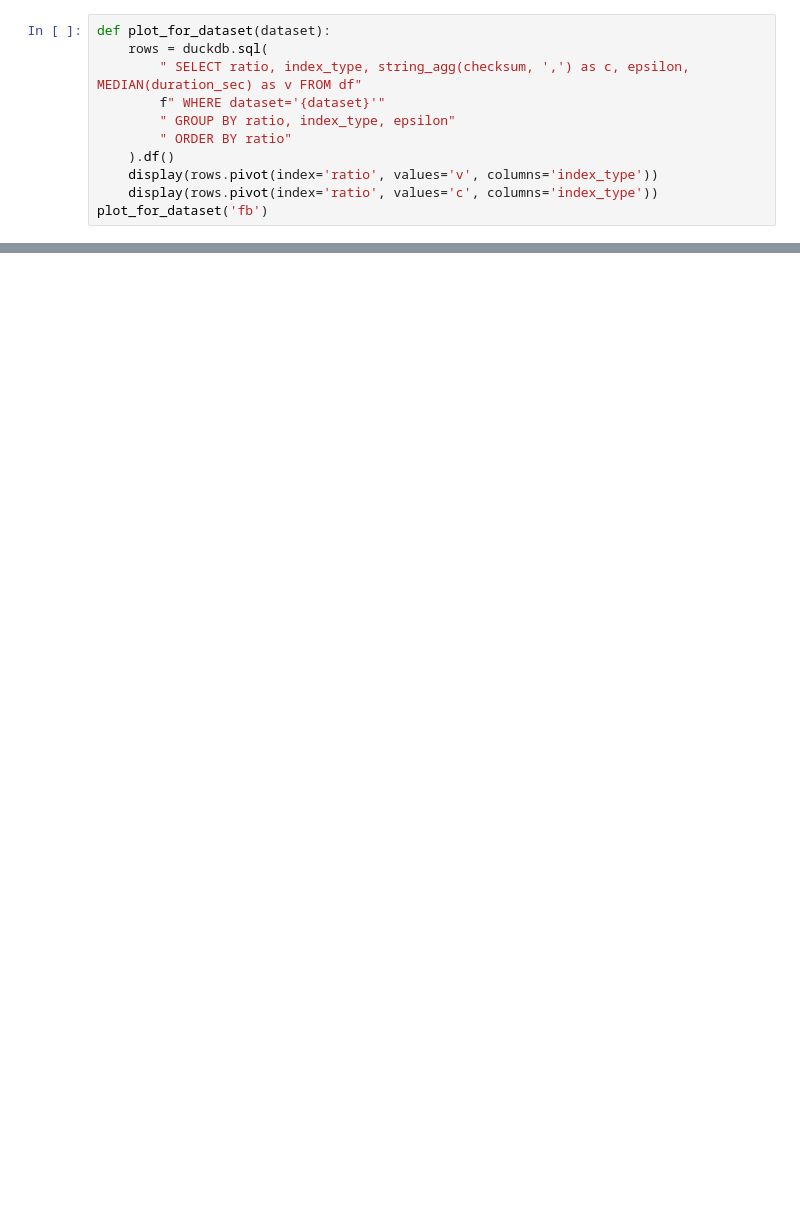
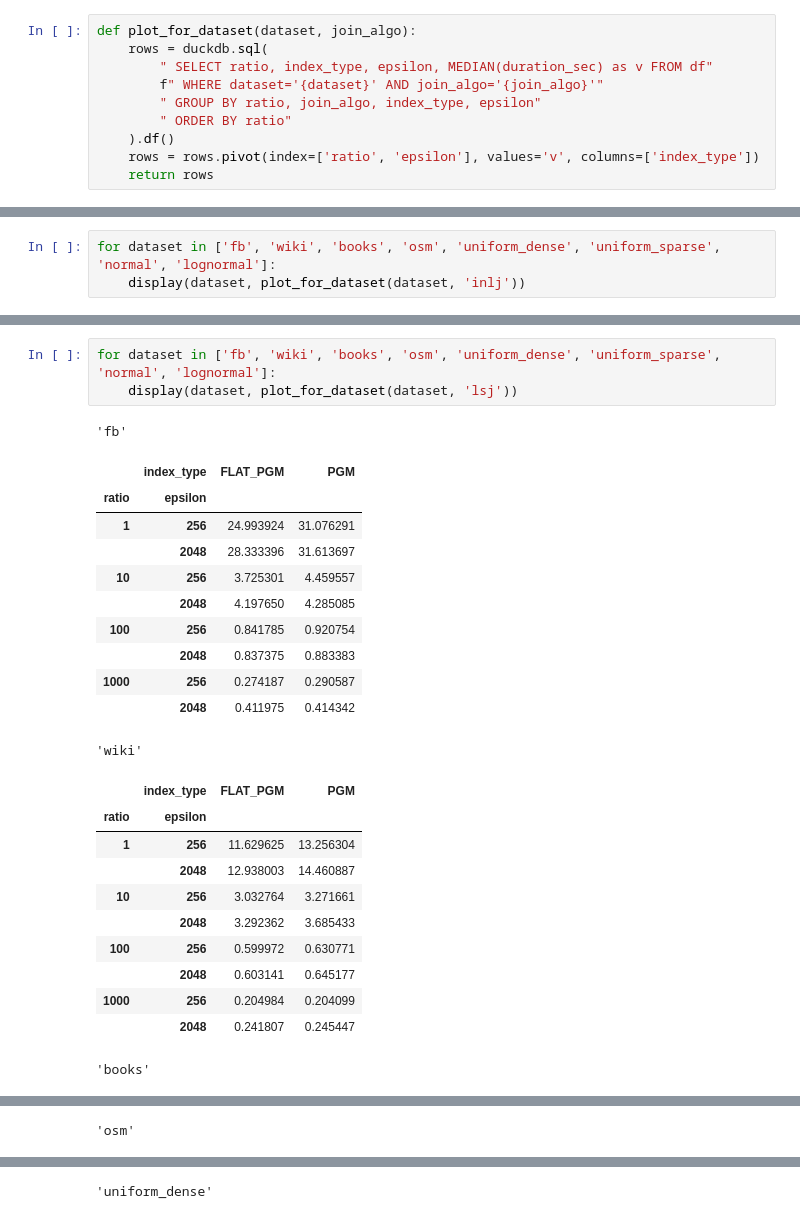
Before and after one commit to saltsystemslab/LearnedJoinDiskExp, a Jupyter notebook: experiments/pgm_sampled/join_report.ipynb, the cells around one changed output, grey strips where cells are left out. Drawn from its saved outputs; the diff is of its cells as text; blank space fills up the shorter version.

```diff
--- a/experiments/pgm_sampled/join_report.ipynb
+++ b/experiments/pgm_sampled/join_report.ipynb
@@ -84,11 +95,10 @@ df['checksum'] = df['result.checksum']
 # %%
-def plot_for_dataset(dataset):
+def plot_for_dataset(dataset, join_algo):
     rows = duckdb.sql(
-        " SELECT ratio, index_type, string_agg(checksum, ',') as c, epsilon, MEDIAN(duration_sec) as v FROM df"
-        f" WHERE dataset='{dataset}'"
-        " GROUP BY ratio, index_type, epsilon"
+        " SELECT ratio, index_type, epsilon, MEDIAN(duration_sec) as v FROM df"
+        f" WHERE dataset='{dataset}' AND join_algo='{join_algo}'"
+        " GROUP BY ratio, join_algo, index_type, epsilon"
         " ORDER BY ratio"
     ).df()
-    display(rows.pivot(index='ratio', values='v', columns='index_type'))
-    display(rows.pivot(index='ratio', values='c', columns='index_type'))
-plot_for_dataset('fb')
+    rows = rows.pivot(index=['ratio', 'epsilon'], values='v', columns=['index_type'])
+    return rows
@@ -107,0 +107,3 @@ plot_for_dataset('fb')
+# %%
+for dataset in ['fb', 'wiki', 'books', 'osm', 'uniform_dense', 'uniform_sparse', 'normal', 'lognormal']:
+    display(dataset, plot_for_dataset(dataset, 'inlj'))
@@ -107,0 +136,27 @@ plot_for_dataset('fb')
+# %%
+for dataset in ['fb', 'wiki', 'books', 'osm', 'uniform_dense', 'uniform_sparse', 'normal', 'lognormal']:
+    display(dataset, plot_for_dataset(dataset, 'lsj'))
+# %% [output]
+'fb'
+|  | index_type | FLAT_PGM | PGM |
+| ratio | epsilon |  |  |
+| 1 | 256 | 24.993924 | 31.076291 |
+|  | 2048 | 28.333396 | 31.613697 |
+| 10 | 256 | 3.725301 | 4.459557 |
+|  | 2048 | 4.197650 | 4.285085 |
+| 100 | 256 | 0.841785 | 0.920754 |
+|  | 2048 | 0.837375 | 0.883383 |
+| 1000 | 256 | 0.274187 | 0.290587 |
+|  | 2048 | 0.411975 | 0.414342 |
+'wiki'
+|  | index_type | FLAT_PGM | PGM |
+| ratio | epsilon |  |  |
+| 1 | 256 | 11.629625 | 13.256304 |
+|  | 2048 | 12.938003 | 14.460887 |
+| 10 | 256 | 3.032764 | 3.271661 |
+|  | 2048 | 3.292362 | 3.685433 |
+| 100 | 256 | 0.599972 | 0.630771 |
+|  | 2048 | 0.603141 | 0.645177 |
+| 1000 | 256 | 0.204984 | 0.204099 |
+|  | 2048 | 0.241807 | 0.245447 |
+'books'
@@ -107,0 +173 @@ plot_for_dataset('fb')
+'osm'
@@ -107,0 +184 @@ plot_for_dataset('fb')
+'uniform_dense'
```
Also changed, not shown: parts of 7 cells of this notebook, 4 other files.
